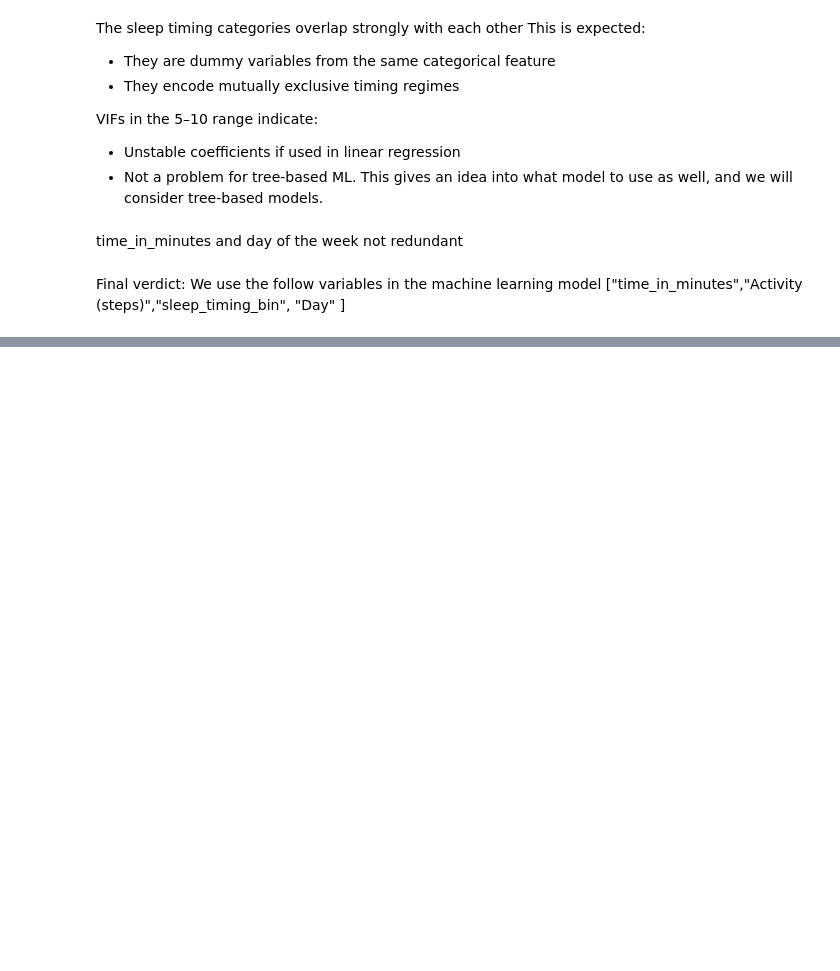
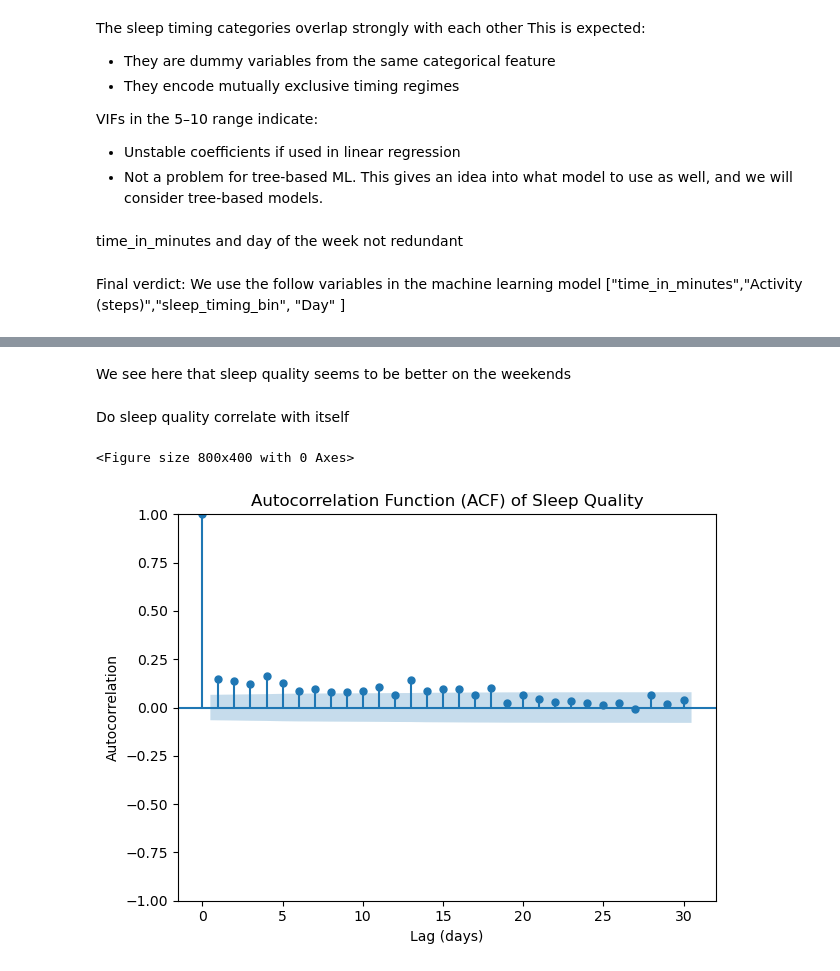
Before and after one commit to darasiemi/sleep-quality-prediction, a Jupyter notebook: EDA/EDA_notebook.ipynb, the cells around one changed output, grey strips where cells are left out. Cells and saved outputs as stored; diff of their text form; code cells hidden in the pictures; blank space fills up the shorter version.

```diff
--- a/EDA/EDA_notebook.ipynb
+++ b/EDA/EDA_notebook.ipynb
@@ -459,0 +501,25 @@ Final verdict: We use the follow variables in the machine learning model ["time_
+# %% [markdown]
+We see here that sleep quality seems to be better on the weekends
+# %% [markdown]
+Do sleep quality correlate with itself
+# %%
+# Ensure data is time-ordered
+df = df.sort_values("Start")
+
+# # Extract the target series and drop missing values
+# sleep_quality = df["Sleep quality"].dropna()
+
+plt.figure(figsize=(8, 4))
+plot_acf(
+    df["Sleep quality"].dropna(),
+    lags=30,        # adjust depending on how many days you want to inspect
+    alpha=0.05      # 95% confidence interval
+)
+plt.title("Autocorrelation Function (ACF) of Sleep Quality")
+plt.xlabel("Lag (days)")
+plt.ylabel("Autocorrelation")
+plt.tight_layout()
+plt.show()
+# %% [output]
+<Figure size 800x400 with 0 Axes>
+[figure, added]
```
Also changed, not shown: parts of 9 cells of this notebook, 3 other files.
